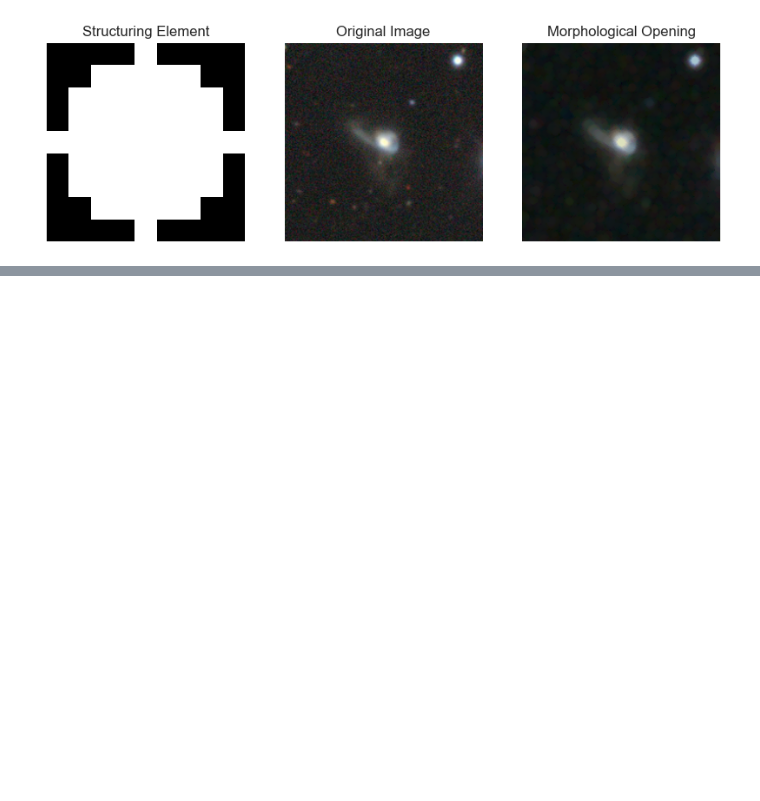
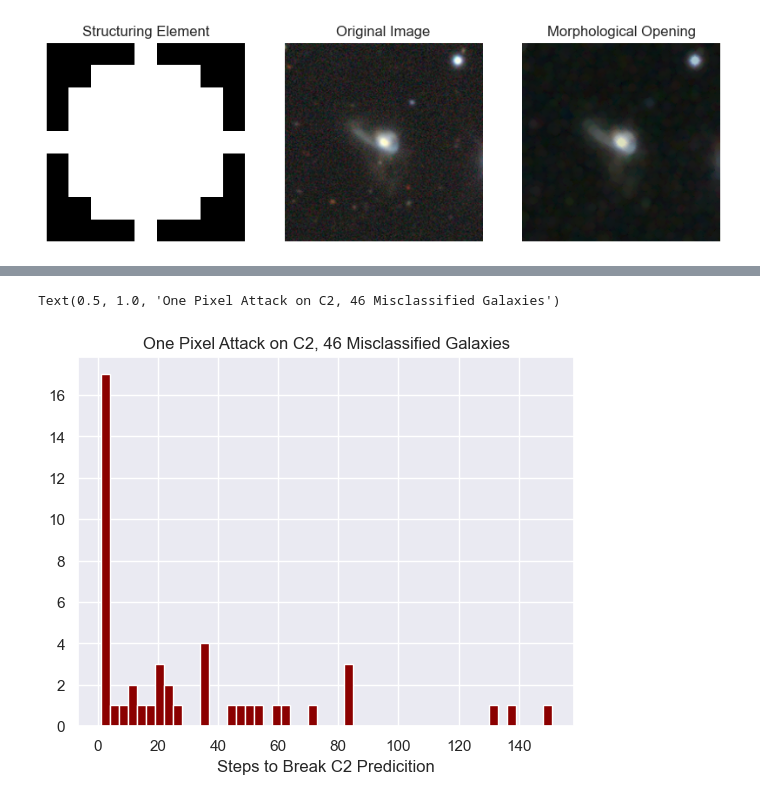
Before and after one commit to snehjp2/GCNNMorphology, a Jupyter notebook: src/notebooks/loading_data.ipynb, the cells around one changed output, grey strips where cells are left out. Cells and saved outputs as stored; diff of their text form; code cells hidden in the pictures; blank space fills up the shorter version.

```diff
--- a/src/notebooks/loading_data.ipynb
+++ b/src/notebooks/loading_data.ipynb
@@ -155,0 +258,12 @@ f.close()
+# %%
+import matplotlib.pyplot as plt
+import seaborn as sns
+sns.set()
+plt.hist(iters, bins = 50, color = 'darkred')
+plt.xlabel('Steps to Break C2 Predicition')
+plt.title(f"One Pixel Attack on C2, {len(iters)} Misclassified Galaxies")
+# plt.savefig('../../plots/C2_onepixel.png', bbox_inches='tight')
+# plt.xscale('log')
+# %% [output]
+Text(0.5, 1.0, 'One Pixel Attack on C2, 46 Misclassified Galaxies')
+[figure, added]
```
Also changed, not shown: parts of 8 cells of this notebook.
